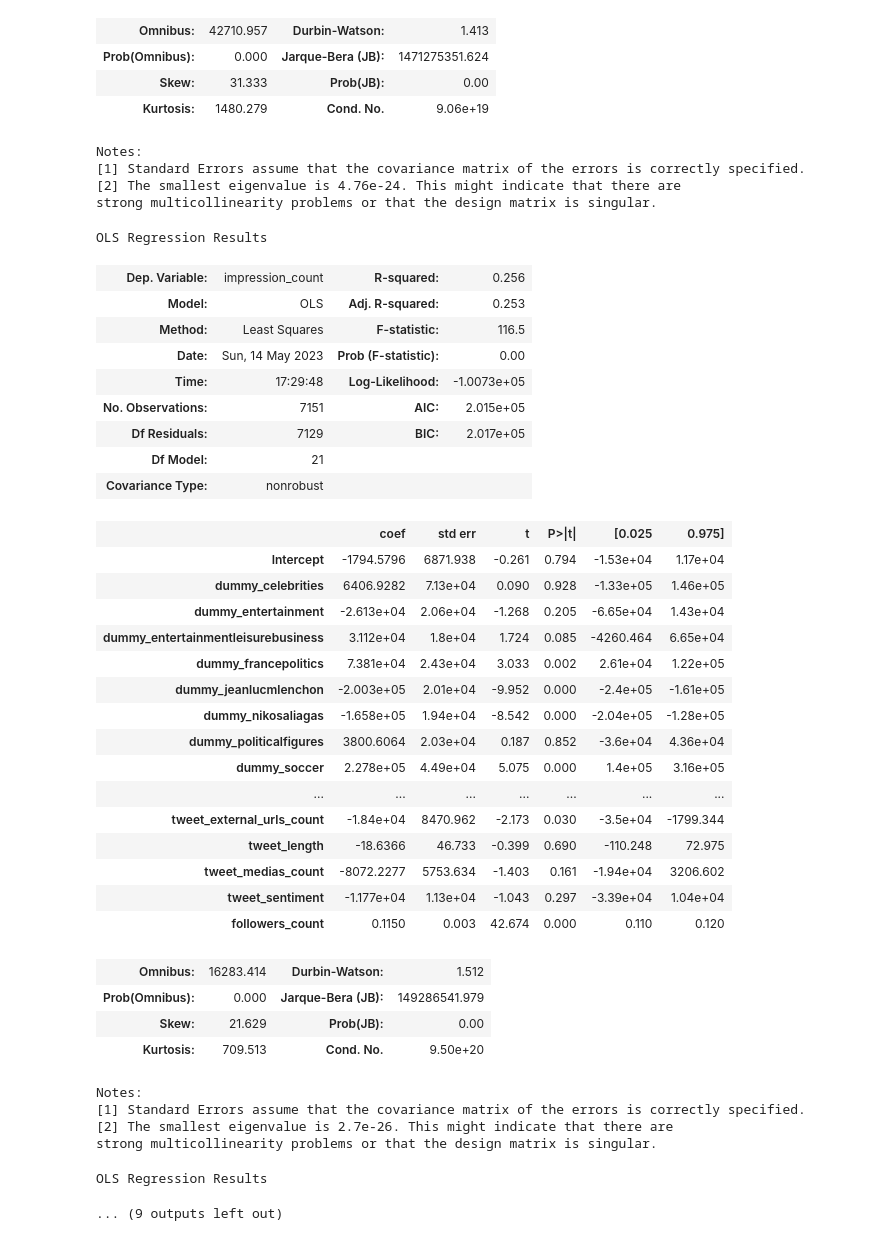
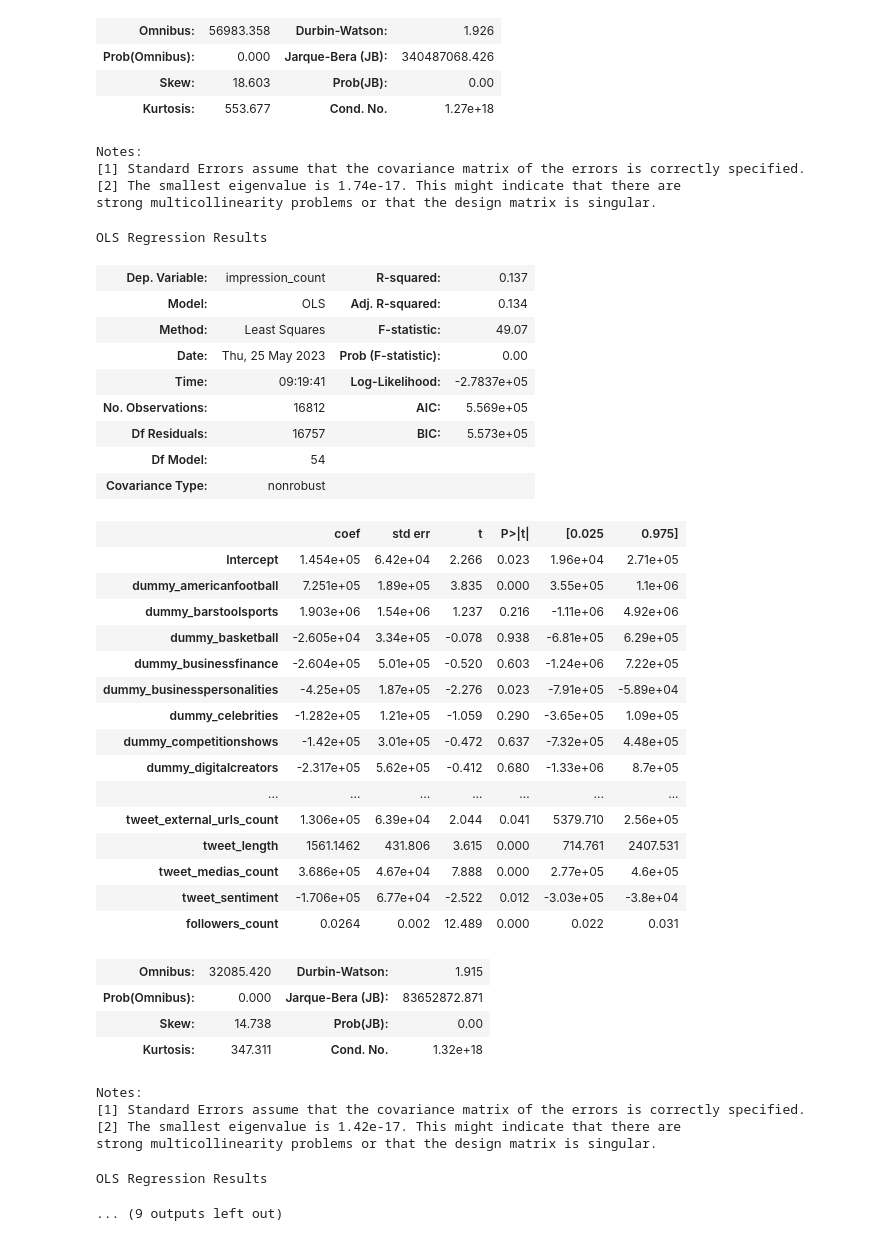
Before and after one commit to abiola123/TwitterAnalysis, a Jupyter notebook: notebooks/06_regression.ipynb, the cells around one changed output. Drawn from its saved outputs; the diff is of its cells as text; code cells hidden in the pictures.

Commit message:
regression plot coeff

```diff
--- a/notebooks/06_regression.ipynb
+++ b/notebooks/06_regression.ipynb
@@ -84,7 +94,7 @@ def regression(path, threshold=1e2):
     # Save first res as html
     res_html = res.summary().as_html()
     name = path.split('/')[-1].split('.')[0][:-3]
-    path_root = os.path.join(os.getcwd(), "data", "regression", "html_regression")
+    path_root = os.path.join('/'.join(os.getcwd().split('/')[:-1]), "data", "regression", "html_regression")
     path = os.path.join(path_root, name+".html")
     with open(path, 'w') as f:
         f.write(res_html)
@@ -109,11 +119,11 @@ def regression(path, threshold=1e2):
 
     return res, res_threshold, res_log, res_final
 # %%
-path_french_celebrities = '../data/regression/french_celebrities_regression_df.csv'
-res_french_celebrities = regression(path_french_celebrities)
+path_data = '../data/regression/american_celebrities_regression_df.csv'
+res_reg = regression(path_data)
 
-display(res_french_celebrities[0].summary())
-display(res_french_celebrities[1].summary())
-display(res_french_celebrities[2].summary())
-display(res_french_celebrities[3].summary())
+display(res_reg[0].summary())
+display(res_reg[1].summary())
+display(res_reg[2].summary())
+display(res_reg[3].summary())
 # %% [output]
@@ -148,44 +158,44 @@ OLS Regression Results
-| Omnibus: | 42710.957 | Durbin-Watson: | 1.413 |
-| Prob(Omnibus): | 0.000 | Jarque-Bera (JB): | 1471275351.624 |
-| Skew: | 31.333 | Prob(JB): | 0.00 |
-| Kurtosis: | 1480.279 | Cond. No. | 9.06e+19 |
+| Omnibus: | 56983.358 | Durbin-Watson: | 1.926 |
+| Prob(Omnibus): | 0.000 | Jarque-Bera (JB): | 340487068.426 |
+| Skew: | 18.603 | Prob(JB): | 0.00 |
+| Kurtosis: | 553.677 | Cond. No. | 1.27e+18 |
 Notes:
 [1] Standard Errors assume that the covariance matrix of the errors is correctly specified.
-[2] The smallest eigenvalue is 4.76e-24. This might indicate that there are
+[2] The smallest eigenvalue is 1.74e-17. This might indicate that there are
 strong multicollinearity problems or that the design matrix is singular.
 OLS Regression Results
-| Dep. Variable: | impression_count | R-squared: | 0.256 |
-| Model: | OLS | Adj. R-squared: | 0.253 |
-| Method: | Least Squares | F-statistic: | 116.5 |
-| Date: | Sun, 14 May 2023 | Prob (F-statistic): | 0.00 |
-| Time: | 17:29:48 | Log-Likelihood: | -1.0073e+05 |
-| No. Observations: | 7151 | AIC: | 2.015e+05 |
-| Df Residuals: | 7129 | BIC: | 2.017e+05 |
-| Df Model: | 21 |  |  |
+| Dep. Variable: | impression_count | R-squared: | 0.137 |
+| Model: | OLS | Adj. R-squared: | 0.134 |
+| Method: | Least Squares | F-statistic: | 49.07 |
+| Date: | Thu, 25 May 2023 | Prob (F-statistic): | 0.00 |
+| Time: | 09:19:41 | Log-Likelihood: | -2.7837e+05 |
+| No. Observations: | 16812 | AIC: | 5.569e+05 |
+| Df Residuals: | 16757 | BIC: | 5.573e+05 |
+| Df Model: | 54 |  |  |
 | Covariance Type: | nonrobust |  |  |
 |  | coef | std err | t | P>|t| | [0.025 | 0.975] |
-| Intercept | -1794.5796 | 6871.938 | -0.261 | 0.794 | -1.53e+04 | 1.17e+04 |
-| dummy_celebrities | 6406.9282 | 7.13e+04 | 0.090 | 0.928 | -1.33e+05 | 1.46e+05 |
-| dummy_entertainment | -2.613e+04 | 2.06e+04 | -1.268 | 0.205 | -6.65e+04 | 1.43e+04 |
-| dummy_entertainmentleisurebusiness | 3.112e+04 | 1.8e+04 | 1.724 | 0.085 | -4260.464 | 6.65e+04 |
-| dummy_francepolitics | 7.381e+04 | 2.43e+04 | 3.033 | 0.002 | 2.61e+04 | 1.22e+05 |
-| dummy_jeanlucmlenchon | -2.003e+05 | 2.01e+04 | -9.952 | 0.000 | -2.4e+05 | -1.61e+05 |
-| dummy_nikosaliagas | -1.658e+05 | 1.94e+04 | -8.542 | 0.000 | -2.04e+05 | -1.28e+05 |
-| dummy_politicalfigures | 3800.6064 | 2.03e+04 | 0.187 | 0.852 | -3.6e+04 | 4.36e+04 |
-| dummy_soccer | 2.278e+05 | 4.49e+04 | 5.075 | 0.000 | 1.4e+05 | 3.16e+05 |
+| Intercept | 1.454e+05 | 6.42e+04 | 2.266 | 0.023 | 1.96e+04 | 2.71e+05 |
+| dummy_americanfootball | 7.251e+05 | 1.89e+05 | 3.835 | 0.000 | 3.55e+05 | 1.1e+06 |
+| dummy_barstoolsports | 1.903e+06 | 1.54e+06 | 1.237 | 0.216 | -1.11e+06 | 4.92e+06 |
+| dummy_basketball | -2.605e+04 | 3.34e+05 | -0.078 | 0.938 | -6.81e+05 | 6.29e+05 |
+| dummy_businessfinance | -2.604e+05 | 5.01e+05 | -0.520 | 0.603 | -1.24e+06 | 7.22e+05 |
+| dummy_businesspersonalities | -4.25e+05 | 1.87e+05 | -2.276 | 0.023 | -7.91e+05 | -5.89e+04 |
+| dummy_celebrities | -1.282e+05 | 1.21e+05 | -1.059 | 0.290 | -3.65e+05 | 1.09e+05 |
+| dummy_competitionshows | -1.42e+05 | 3.01e+05 | -0.472 | 0.637 | -7.32e+05 | 4.48e+05 |
+| dummy_digitalcreators | -2.317e+05 | 5.62e+05 | -0.412 | 0.680 | -1.33e+06 | 8.7e+05 |
 | ... | ... | ... | ... | ... | ... | ... |
-| tweet_external_urls_count | -1.84e+04 | 8470.962 | -2.173 | 0.030 | -3.5e+04 | -1799.344 |
-| tweet_length | -18.6366 | 46.733 | -0.399 | 0.690 | -110.248 | 72.975 |
-| tweet_medias_count | -8072.2277 | 5753.634 | -1.403 | 0.161 | -1.94e+04 | 3206.602 |
-| tweet_sentiment | -1.177e+04 | 1.13e+04 | -1.043 | 0.297 | -3.39e+04 | 1.04e+04 |
-| followers_count | 0.1150 | 0.003 | 42.674 | 0.000 | 0.110 | 0.120 |
+| tweet_external_urls_count | 1.306e+05 | 6.39e+04 | 2.044 | 0.041 | 5379.710 | 2.56e+05 |
+| tweet_length | 1561.1462 | 431.806 | 3.615 | 0.000 | 714.761 | 2407.531 |
+| tweet_medias_count | 3.686e+05 | 4.67e+04 | 7.888 | 0.000 | 2.77e+05 | 4.6e+05 |
+| tweet_sentiment | -1.706e+05 | 6.77e+04 | -2.522 | 0.012 | -3.03e+05 | -3.8e+04 |
+| followers_count | 0.0264 | 0.002 | 12.489 | 0.000 | 0.022 | 0.031 |
-| Omnibus: | 16283.414 | Durbin-Watson: | 1.512 |
-| Prob(Omnibus): | 0.000 | Jarque-Bera (JB): | 149286541.979 |
-| Skew: | 21.629 | Prob(JB): | 0.00 |
-| Kurtosis: | 709.513 | Cond. No. | 9.50e+20 |
+| Omnibus: | 32085.420 | Durbin-Watson: | 1.915 |
+| Prob(Omnibus): | 0.000 | Jarque-Bera (JB): | 83652872.871 |
+| Skew: | 14.738 | Prob(JB): | 0.00 |
+| Kurtosis: | 347.311 | Cond. No. | 1.32e+18 |
 Notes:
 [1] Standard Errors assume that the covariance matrix of the errors is correctly specified.
-[2] The smallest eigenvalue is 2.7e-26. This might indicate that there are
+[2] The smallest eigenvalue is 1.42e-17. This might indicate that there are
 strong multicollinearity problems or that the design matrix is singular.
 OLS Regression Results
 ... (9 outputs left out)
```
Also changed, not shown: parts of 9 cells of this notebook, 14 other files.
